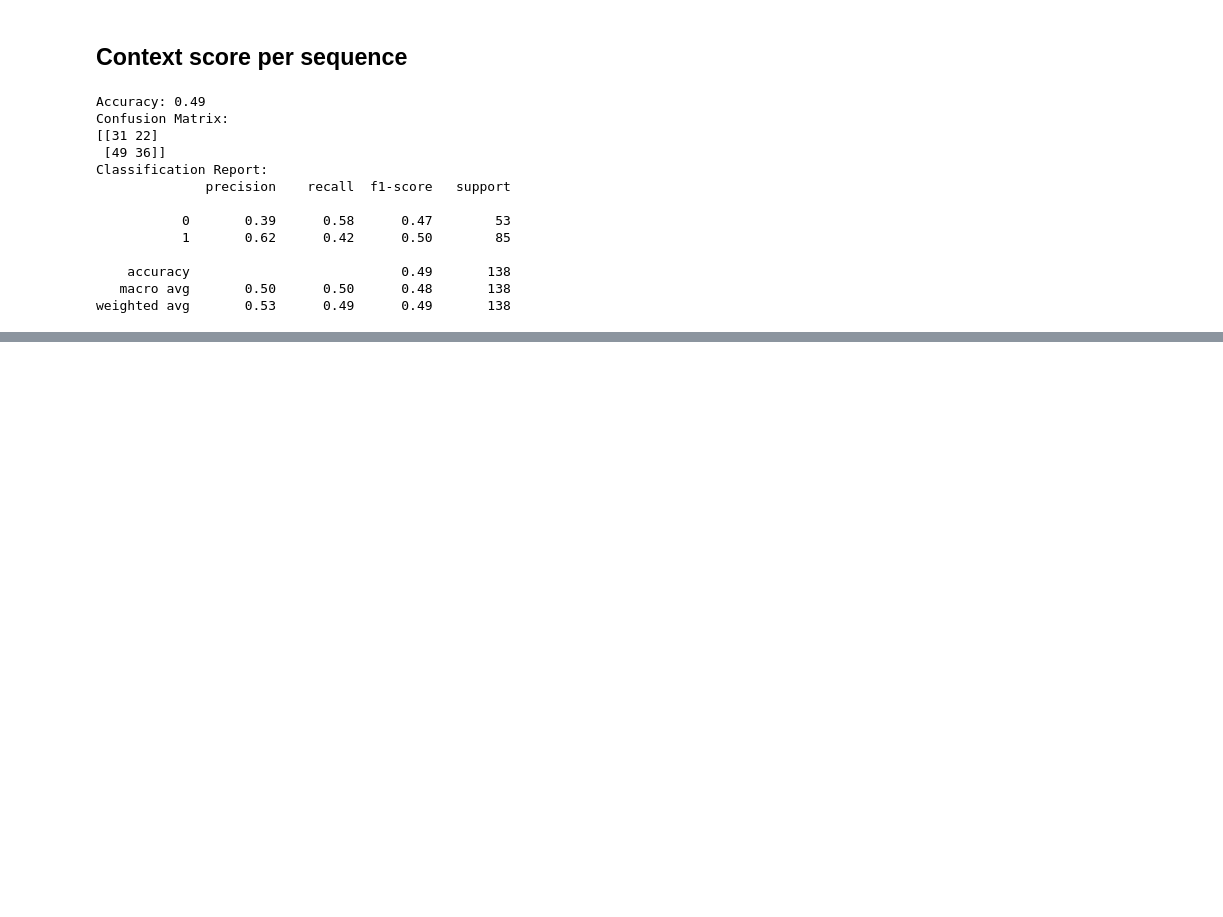
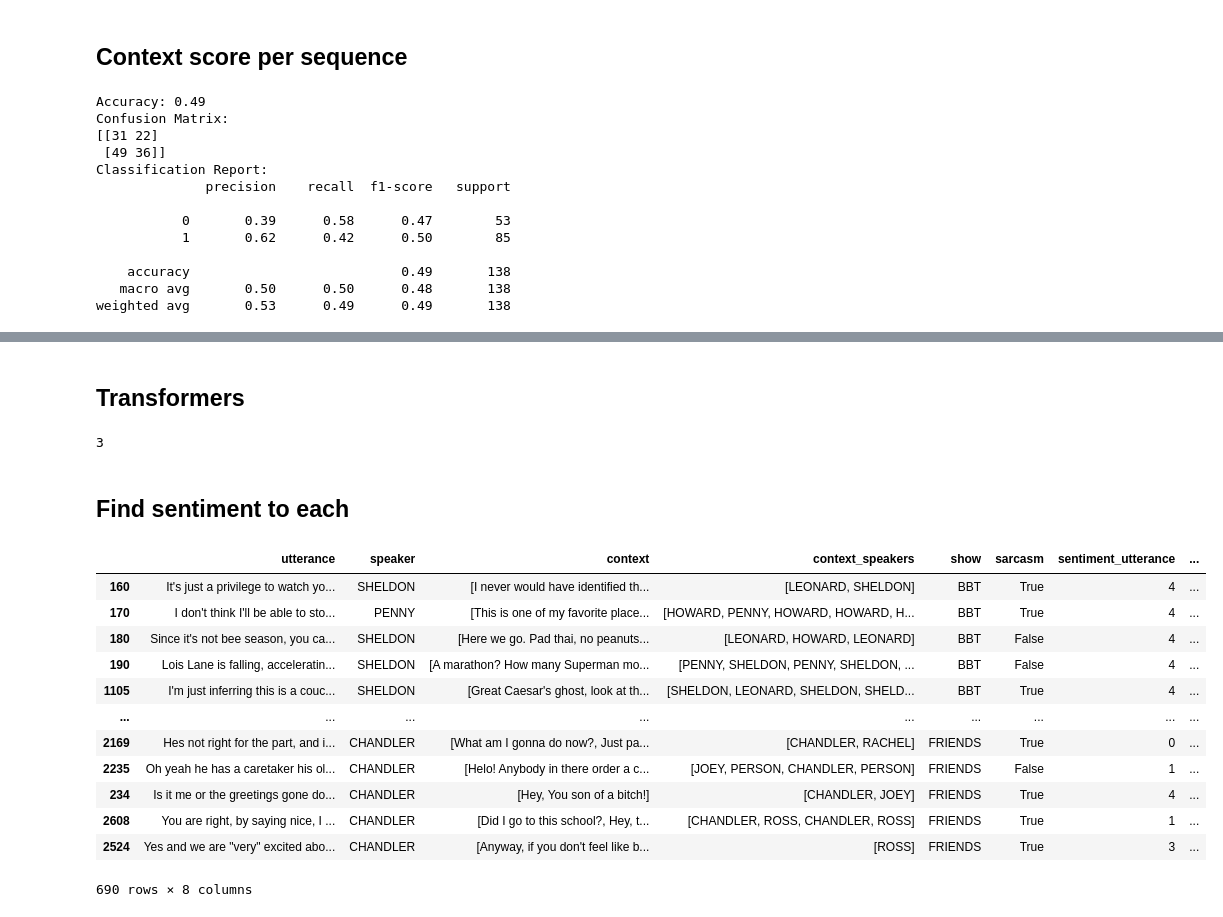
Before and after one commit to camicc/Hatespeech-Detection, a Jupyter notebook: Sentiment_analysis.ipynb, the cells around one changed output, grey strips where cells are left out. Cells and saved outputs as stored; diff of their text form; code cells hidden in the pictures; blank space fills up the shorter version.

Commit message:
Data to classify

```diff
--- a/Sentiment_analysis.ipynb
+++ b/Sentiment_analysis.ipynb
@@ -266,9 +212,0 @@ def convert_to_continuous(score):
-# %%
-X_basic = pd.DataFrame({'context': [], 'utterance': []})
-y = np.array()
-
-# Append row
-for i in df.shape[0] :
-    new_row = pd.DataFrame({'context': convert_to_continuous(pipeline(df['context'])), 'utterance': convert_to_continuous(pipeline(df['utterance']))})
-    X_basic = X_basic.append(new_row, ignore_index=True)
-    y.append(df['sarcasm'][i])
@@ -281,0 +213,45 @@ Using a predictor that gives a sequence of emotions :
+# %% [markdown]
+## Transformers
+# %%
+classifier = pipeline("text-classification", model="j-hartmann/emotion-english-distilroberta-base", return_all_scores=True)
+def hartmann_sentiment(text):
+    text = classifier(text)
+    # Assuming 'text' is already defined and contains the necessary data
+    sentiments = [text[0][i]['score'] for i in range(6)]
+    sentiment = np.argmax(sentiments)
+    return sentiment
+text = "I love this!"
+hartmann_sentiment(text)
+# %% [output]
+3
+# %% [markdown]
+## Find sentiment to each
+# %%
+# Load the JSON file into a DataFrame
+file_path = 'data/sarcasm_data.json'
+df_h = pd.read_json(file_path).transpose()
+
+
+# Apply sentiment analysis to the 'utterance' column
+df_h['sentiment_utterance'] = df_h['utterance'].apply(hartmann_sentiment)
+
+# Apply sentiment analysis to the 'context' column
+df_h['sentiment_context_all'] = df_h['context'].apply(hartmann_sentiment)
+
+
+# Visualize the DataFrame
+df_h
+# %% [output]
+|  | utterance | speaker | context | context_speakers | show | sarcasm | sentiment_utterance | ... |
+| 160 | It's just a privilege to watch yo... | SHELDON | [I never would have identified th... | [LEONARD, SHELDON] | BBT | True | 4 | ... |
+| 170 | I don't think I'll be able to sto... | PENNY | [This is one of my favorite place... | [HOWARD, PENNY, HOWARD, HOWARD, H... | BBT | True | 4 | ... |
+| 180 | Since it's not bee season, you ca... | SHELDON | [Here we go. Pad thai, no peanuts... | [LEONARD, HOWARD, LEONARD] | BBT | False | 4 | ... |
+| 190 | Lois Lane is falling, acceleratin... | SHELDON | [A marathon? How many Superman mo... | [PENNY, SHELDON, PENNY, SHELDON, ... | BBT | False | 4 | ... |
+| 1105 | I'm just inferring this is a couc... | SHELDON | [Great Caesar's ghost, look at th... | [SHELDON, LEONARD, SHELDON, SHELD... | BBT | True | 4 | ... |
+| ... | ... | ... | ... | ... | ... | ... | ... | ... |
+| 2169 | Hes not right for the part, and i... | CHANDLER | [What am I gonna do now?, Just pa... | [CHANDLER, RACHEL] | FRIENDS | True | 0 | ... |
+| 2235 | Oh yeah he has a caretaker his ol... | CHANDLER | [Helo! Anybody in there order a c... | [JOEY, PERSON, CHANDLER, PERSON] | FRIENDS | False | 1 | ... |
+| 234 | Is it me or the greetings gone do... | CHANDLER | [Hey, You son of a bitch!] | [CHANDLER, JOEY] | FRIENDS | True | 4 | ... |
+| 2608 | You are right, by saying nice, I ... | CHANDLER | [Did I go to this school?, Hey, t... | [CHANDLER, ROSS, CHANDLER, ROSS] | FRIENDS | True | 1 | ... |
+| 2524 | Yes and we are "very" excited abo... | CHANDLER | [Anyway, if you don't feel like b... | [ROSS] | FRIENDS | True | 3 | ... |
+690 rows × 8 columns
```
Also changed, not shown: parts of 19 cells of this notebook, 1 other file.
